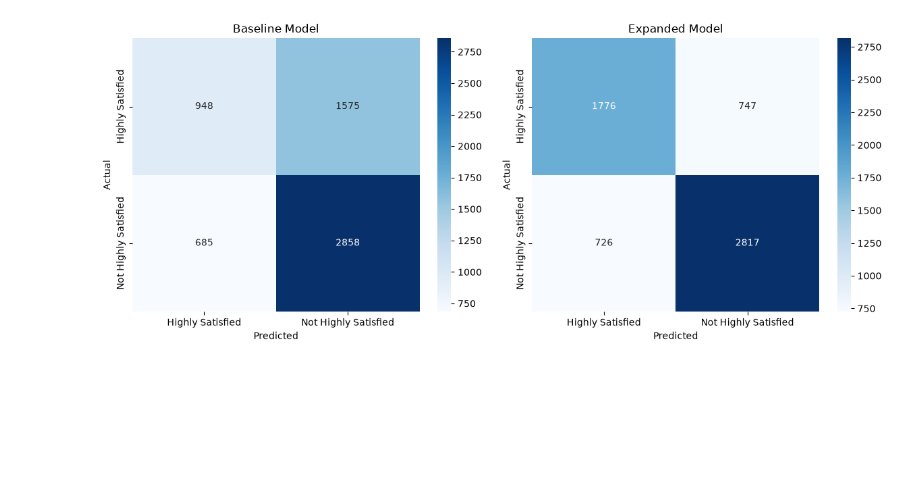
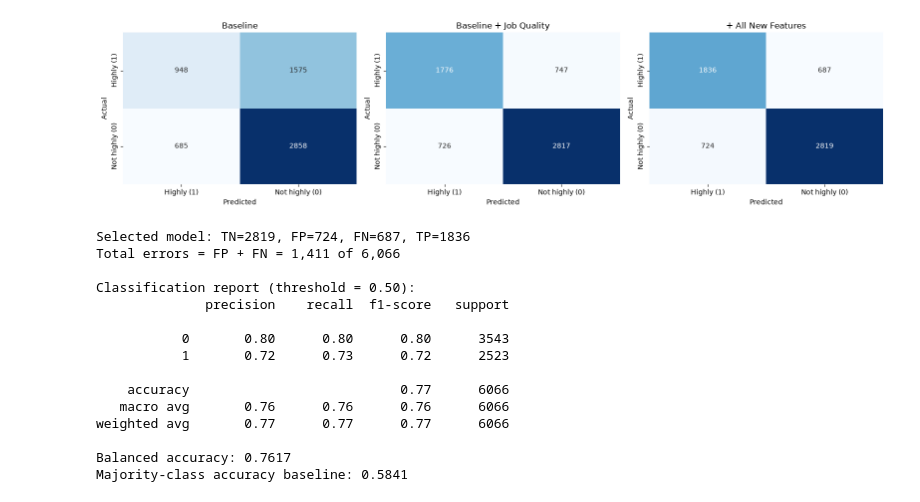
Before and after one commit to Break-Through-Tech/Swytch-2C-predicting-job-satisfaction-from-person-job-fit, a Jupyter notebook: notebooks/ajq_logistic_regression_model.ipynb, the cells around one changed output. Cells and saved outputs as stored; diff of their text form; code cells hidden in the pictures; blank space fills up the shorter version.

```diff
--- a/notebooks/ajq_logistic_regression_model.ipynb
+++ b/notebooks/ajq_logistic_regression_model.ipynb
@@ -70,9 +93,22 @@ job_quality_features = [
     "Q55"
 ]
 
-# Expanded model: Baseline + Job Quality
+# New groups: test them separately to see what adds useful information
+scheduling_features = ["Q23", "Q24", "Q25A", "Q25B", "Q25C", "Q25D", "Q27"]
+growth_features = ["Q34", "Q35A", "Q35B", "Q35C", "Q35D"]
+security_features = ["Q36", "Q41"]
+
 expanded_features = list(dict.fromkeys(baseline_features + job_quality_features))
+all_features = list(dict.fromkeys(expanded_features + scheduling_features + growth_features + security_features))
 
-print("Baseline features:", len(baseline_features))
-print("Expanded features:", len(expanded_features))
+feature_groups = {
+    "Baseline": baseline_features,
+    "Baseline + Job Quality": expanded_features,
+    "+ Scheduling": expanded_features + scheduling_features,
+    "+ Growth": expanded_features + growth_features,
+    "+ Security": expanded_features + security_features,
+    "+ All New Features": all_features
+}
+feature_groups = {name: list(dict.fromkeys(cols)) for name, cols in feature_groups.items()}
+print("Models to compare:", {k: len(v) for k, v in feature_groups.items()})
 # %% [output]
@@ -229,23 +410,42 @@ plt.show()
 # %%
-fig, axes = plt.subplots(1, 2, figsize=(12, 5))
-
-results_list = [("Baseline Model", baseline_results), ("Expanded Model", expanded_results)]
-
-for ax, (title, results) in zip(axes, results_list):
-    cm = confusion_matrix(y_test, results["predictions"], labels=[1, 0])
-
-    sns.heatmap(cm, annot=True, fmt="d", cmap="Blues",
-        xticklabels=["Highly Satisfied", "Not Highly Satisfied"],
-        yticklabels=["Highly Satisfied", "Not Highly Satisfied"],
-        ax=ax)
-
-    ax.set_title(title)
+# Class 1 is highly satisfied; class 0 is not highly satisfied.
+fig, axes = plt.subplots(1, 3, figsize=(16, 4))
+for ax, (name, result) in zip(axes, results_list):
+    cm = confusion_matrix(y_test, result["predictions"], labels=[1, 0])
+    sns.heatmap(cm, annot=True, fmt="d", cmap="Blues", ax=ax,
+                xticklabels=["Highly (1)", "Not highly (0)"],
+                yticklabels=["Highly (1)", "Not highly (0)"],
+                cbar=False)
+    ax.set_title(name)
     ax.set_xlabel("Predicted")
     ax.set_ylabel("Actual")
-
 plt.tight_layout()
 plt.show()
+
+# Explicit error counts prevent confusion between false positives and negatives.
+tn, fp, fn, tp = confusion_matrix(y_test, best_results["predictions"], labels=[0, 1]).ravel()
+print(f"Selected model: TN={tn}, FP={fp}, FN={fn}, TP={tp}")
+print(f"Total errors = FP + FN = {fp + fn:,} of {len(y_test):,}")
+print("\nClassification report (threshold = 0.50):")
+print(classification_report(y_test, best_results["predictions"]))
+print("Balanced accuracy:", round(balanced_accuracy_score(y_test, best_results["predictions"]), 4))
+print("Majority-class accuracy baseline:", round(y_test.value_counts(normalize=True).max(), 4))
 # %% [output]
-[figure, old version]
+[figure, new version]
+Selected model: TN=2819, FP=724, FN=687, TP=1836
+Total errors = FP + FN = 1,411 of 6,066
+
+Classification report (threshold = 0.50):
+              precision    recall  f1-score   support
+
+           0       0.80      0.80      0.80      3543
+           1       0.72      0.73      0.72      2523
+
+    accuracy                           0.77      6066
+   macro avg       0.76      0.76      0.76      6066
+weighted avg       0.77      0.77      0.77      6066
+
+Balanced accuracy: 0.7617
+Majority-class accuracy baseline: 0.5841
 # %%
 # Get trained expanded model
```
Also changed, not shown: parts of 36 cells of this notebook.
